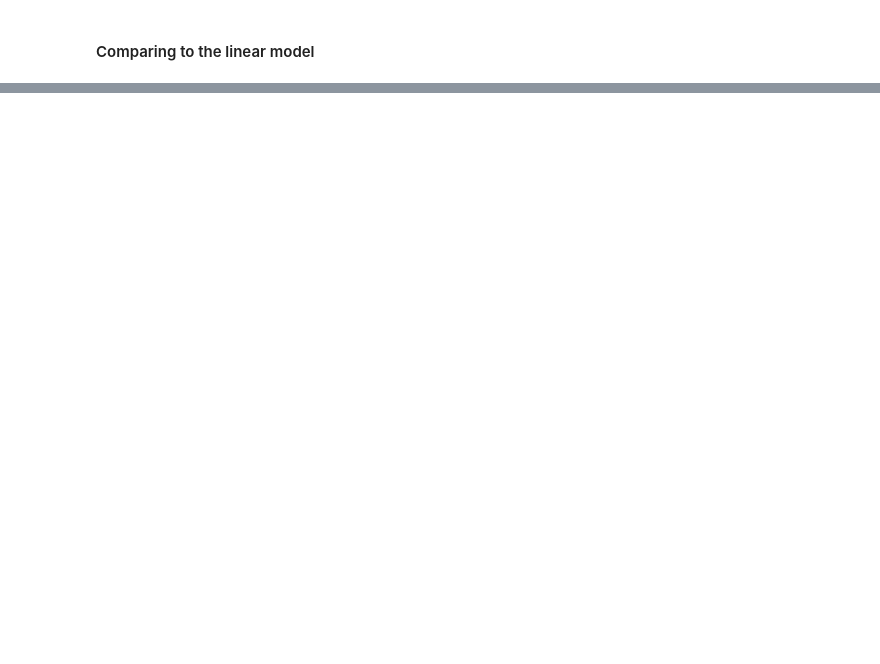
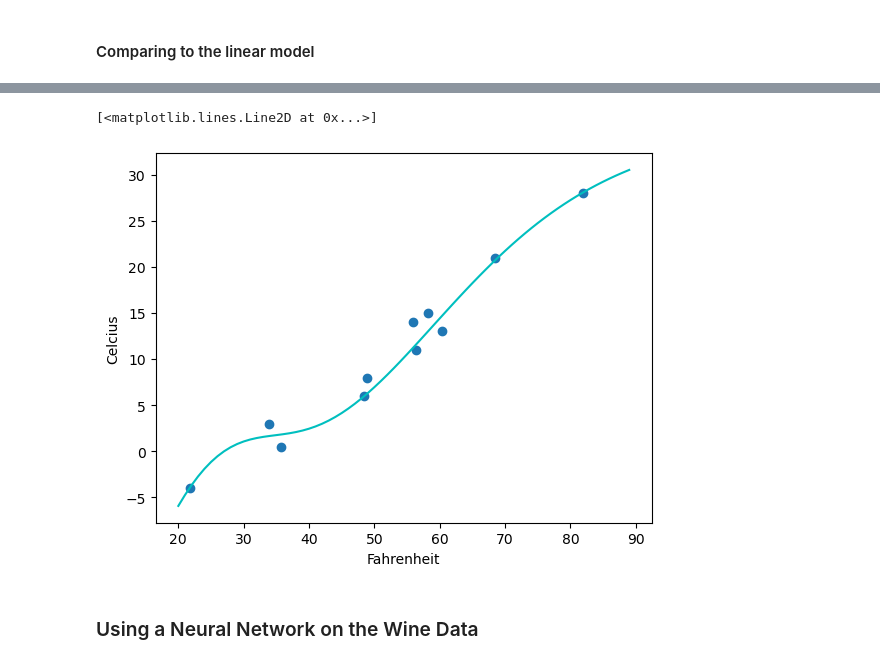
Before and after one commit to aarcThom/pytorch_learning, a Jupyter notebook: chap06/02_Neural_NW_intro.ipynb, the cells around one changed output, grey strips where cells are left out. Drawn from its saved outputs; the diff is of its cells as text; code cells hidden in the pictures; blank space fills up the shorter version.

Commit message:
Begin working on wine exercise

```diff
--- a/chap06/02_Neural_NW_intro.ipynb
+++ b/chap06/02_Neural_NW_intro.ipynb
@@ -195,0 +201,30 @@ plt.plot(t_range.numpy(), seq_model(0.1 * t_range).detach().numpy(), 'c-')
+# %%
+# re-writing the training loop so we don't have a ton of output from all the epochs
+def training_loop(num_epochs, optimizer, model, loss_fn, t_u_train, t_u_val, t_c_train, t_c_val):
+    for epoch in range(1, num_epochs + 1):
+        t_p_train = model(t_u_train) # forward pass on training data
+        loss_train = loss_fn(t_p_train, t_c_train) # evaluating the loss
+
+        with torch.no_grad(): # we don't need a graph for validation - switch it off!
+            t_p_val = model(t_u_val) # evaluating the validation data
+            loss_val = loss_fn(t_p_val, t_c_val) # calculating loss for validation set
+
+        optimizer.zero_grad() # zeroing the gradient
+        loss_train.backward() # backward pass on loss_train
+        optimizer.step() # update the parameters
+
+        if epoch == 1 or epoch % 100000 == 0:
+            print(f"Epoch {epoch}, Training Loss {loss_train.item():.4f}, Validation loss {loss_val.item():.4f}")
+
+
+
+# aiming for overfit
+# Adding more neurons should allow the model to better fit to the training points - leading to an overfit
+
+seq_model = nn.Sequential(OrderedDict([ # pass in an ordered dictionary so we can assign keys to each layer
+            ('hidden_linear', nn.Linear(1, 300)),
+            ('hidden_activation', nn.Tanh()),
+            ('output_linear', nn.Linear(300, 1))
+]))
+
+# seq_model.hidden_linear.bias
@@ -195,0 +255,12 @@ plt.plot(t_range.numpy(), seq_model(0.1 * t_range).detach().numpy(), 'c-')
+# %%
+fig = plt.figure(dpi=100)
+plt.xlabel("Fahrenheit")
+plt.ylabel("Celcius")
+
+plt.plot(t_u.numpy(), t_c.numpy(), 'o')
+plt.plot(t_range.numpy(), seq_model(0.1 * t_range).detach().numpy(), 'c-')
+# %% [output]
+[<matplotlib.lines.Line2D at 0x...>]
+[figure, added]
+# %% [markdown]
+### Using a Neural Network on the Wine Data
```
Also changed, not shown: parts of 13 cells of this notebook.
